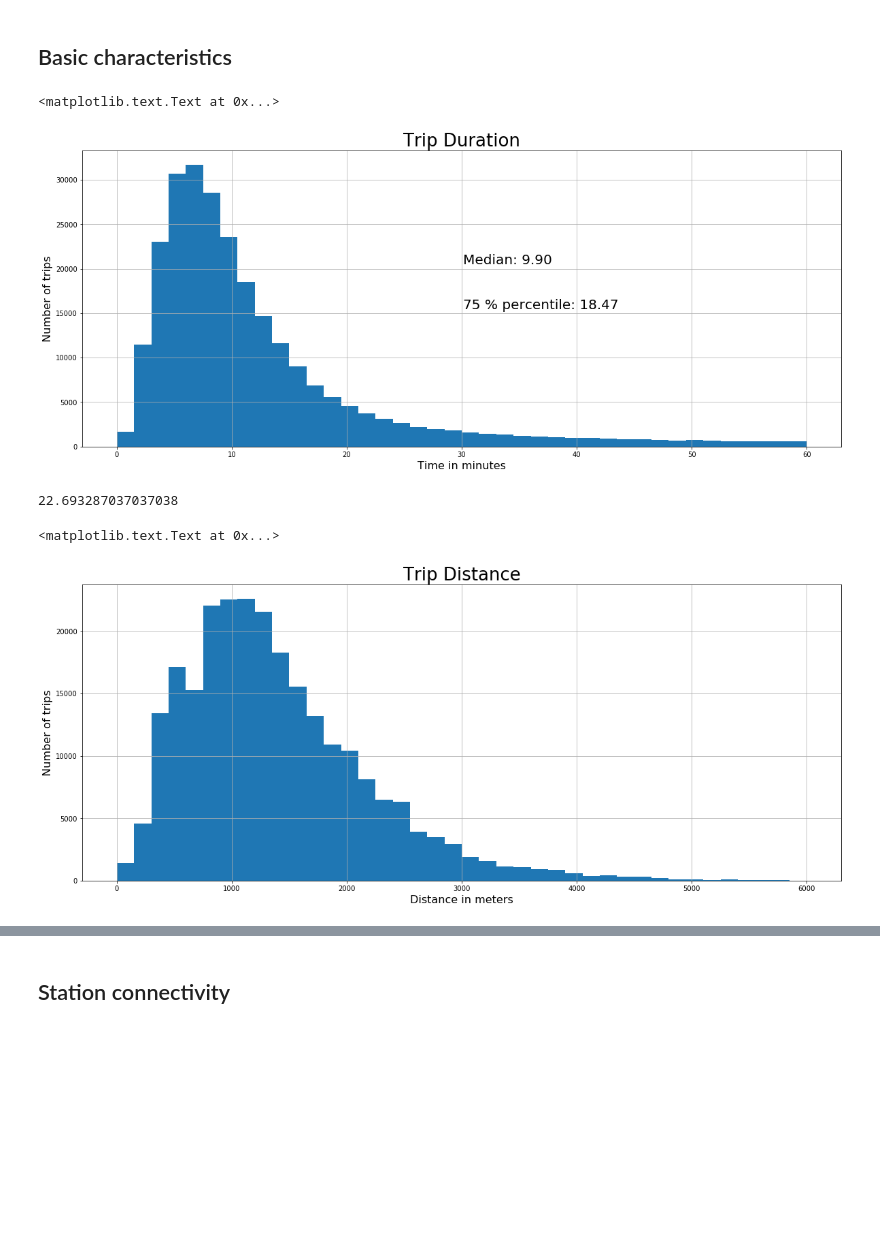
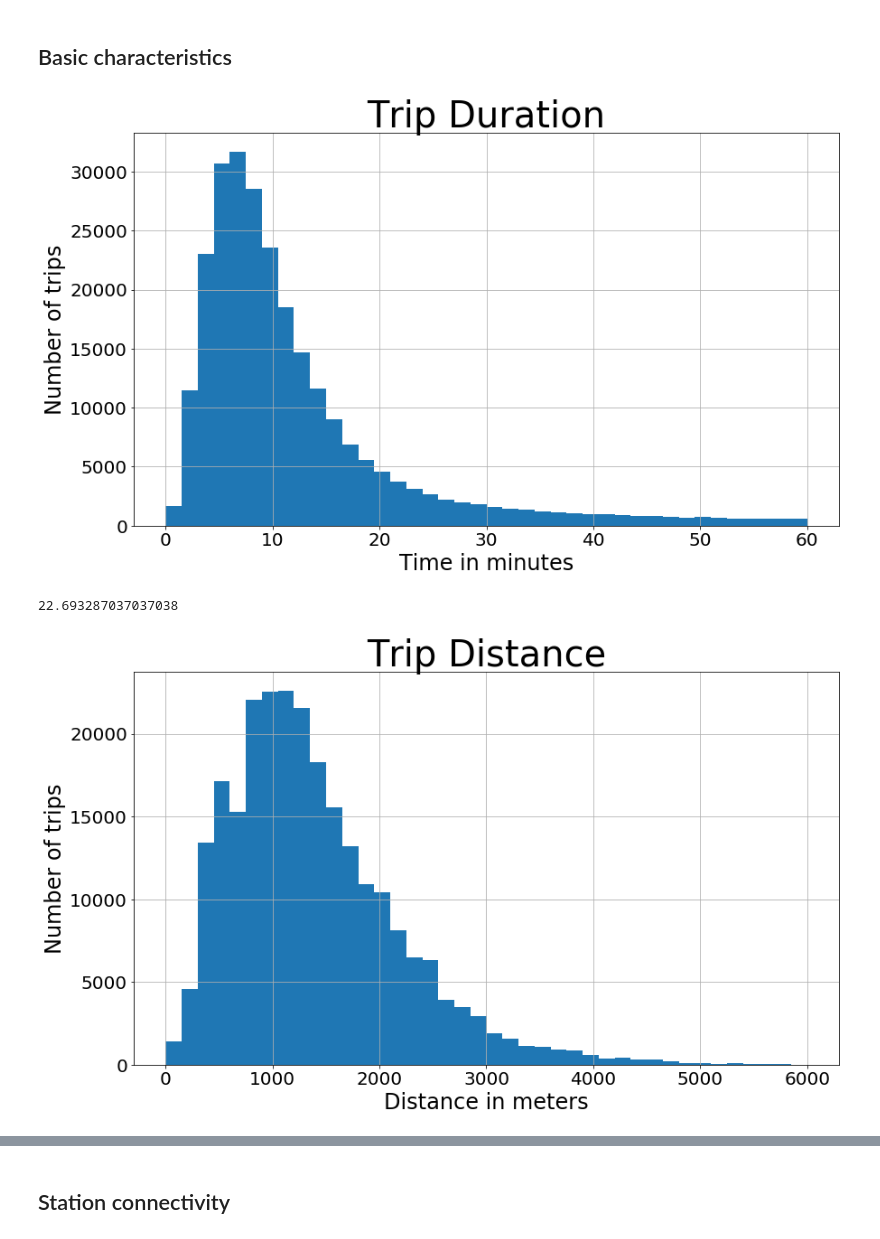
Before and after one commit to jonnor/bike-sharing-oslo, a Jupyter notebook: Oslo.ipynb, the cells around one changed output, grey strips where cells are left out. Cells and saved outputs as stored; diff of their text form; code cells hidden in the pictures; blank space fills up the shorter version.

Commit message:
Adjusted label sizes on plots

```diff
--- a/Oslo.ipynb
+++ b/Oslo.ipynb
@@ -16,4 +16,4 @@ import math
 
 import oslo
 
-matplotlib.rcParams['figure.figsize'] = (20, 8)
+matplotlib.rcParams['figure.figsize'] = (14, 8)
@@ -190,27 +193,27 @@ len(trips[trips['End station'].isin(unknown_stations)]), len(trips[trips['Start
 # %%
 percentile_lim = 0.75
 duration_mean = trips['Duration Seconds'].median() / 60
 percentile = trips['Duration Seconds'].quantile(percentile_lim) / 60
-(trips['Duration Seconds'] / 60).hist(bins=40, range=(0, 60))
-plt.text(30.1, 20500, 'Median: %.2f' % (duration_mean), fontsize=20)
-plt.text(30.1, 15500, '%d %% percentile: %.2f' % (percentile_lim*100 ,percentile), fontsize=20)
-plt.xlabel('Time in minutes', fontsize=16)
-plt.ylabel('Number of trips', fontsize=16)
-plt.title('Trip Duration', fontsize=26)
+(trips['Duration Seconds'] / 60).hist(bins=40, range=(0, 60), xlabelsize=20, ylabelsize=20)
+#plt.text(30.1, 20500, 'Median: %.2f' % (duration_mean), fontsize=30)
+#plt.text(30.1, 15500, '%d %% percentile: %.2f' % (percentile_lim*100 ,percentile), fontsize=30)
+plt.xlabel('Time in minutes', fontsize=24)
+plt.ylabel('Number of trips', fontsize=24)
+plt.title('Trip Duration', fontsize=40)
+plt.savefig('Trip Duration.png', format='png', dpi=300)
 # %% [output]
-<matplotlib.text.Text at 0x...>
-[figure, old version]
+[figure, new version]
 # %%
 trips['Duration Seconds'].max()/(3600*24)
 # %% [output]
 22.693287037037038
 # %%
 # 0 is a very common distance (travel back to self), ignore it
-trips['Distance'].hist(bins=40, range=(1, 6000))
-plt.xlabel('Distance in meters', fontsize=16)
-plt.ylabel('Number of trips', fontsize=16)
-plt.title('Trip Distance', fontsize=26)
+trips['Distance'].hist(bins=40, range=(1, 6000), xlabelsize=20, ylabelsize=20)
+plt.xlabel('Distance in meters', fontsize=24)
+plt.ylabel('Number of trips', fontsize=24)
+plt.title('Trip Distance', fontsize=40)
+plt.savefig('Trip Distance.png', format='png', dpi=300)
 # %% [output]
-<matplotlib.text.Text at 0x...>
-[figure, old version]
+[figure, new version]
 # %%
```
Also changed, not shown: parts of 5 cells of this notebook.
